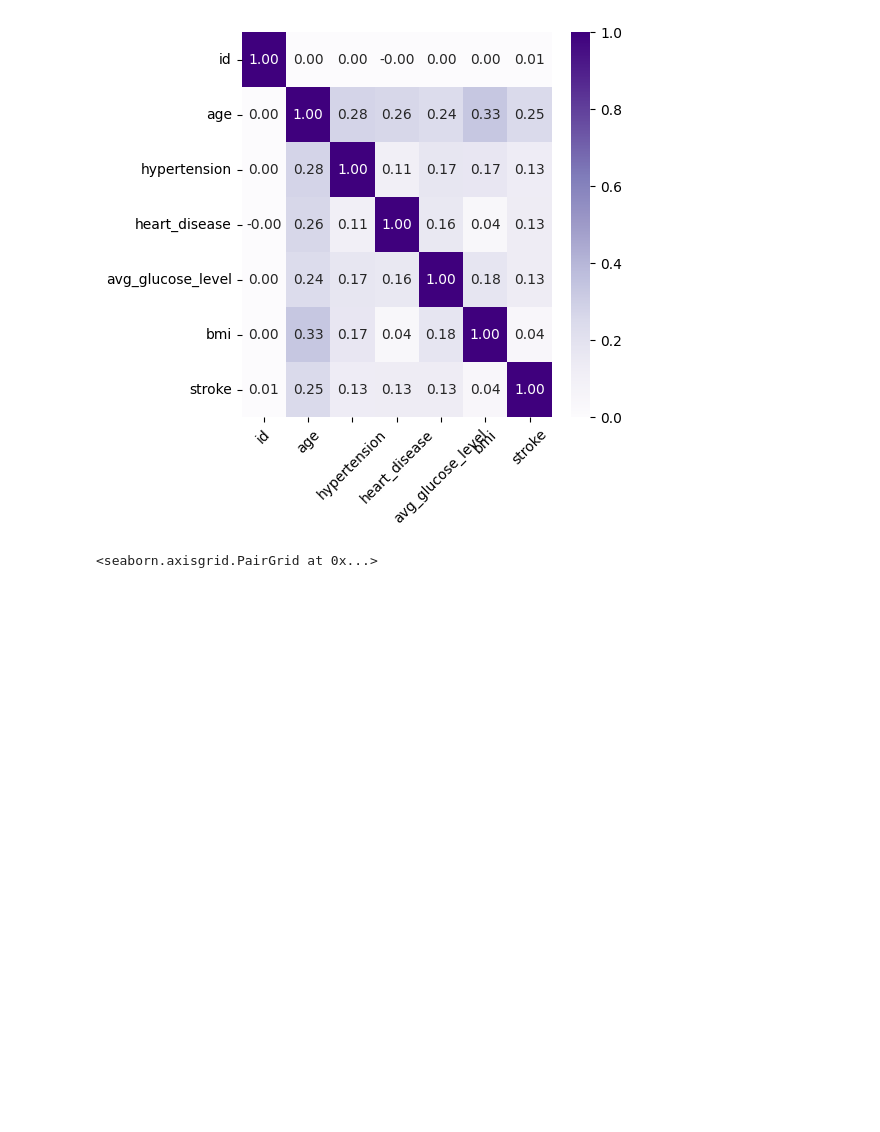
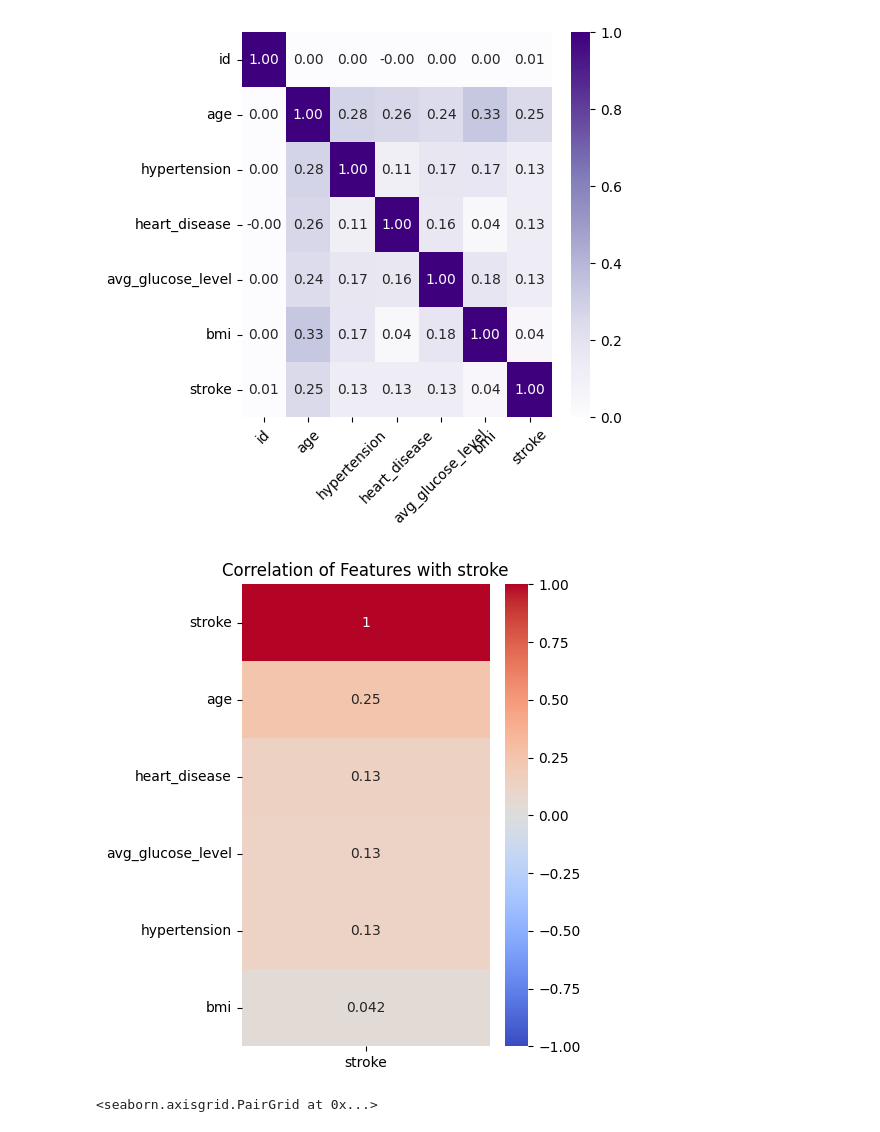
Before and after one commit to catalina-cimpanu/stroke-data, a Jupyter notebook: notebooks/exploratory_analysis.ipynb, the cells around one changed output. Drawn from its saved outputs; the diff is of its cells as text; code cells hidden in the pictures; blank space fills up the shorter version.

```diff
--- a/notebooks/exploratory_analysis.ipynb
+++ b/notebooks/exploratory_analysis.ipynb
@@ -215,6 +215,20 @@ sns.heatmap(numeric_df.corr(), annot=True,fmt=".2f", cmap="Purples")
 plt.xticks(rotation=45);
 # %% [output]
 [figure]
+# %%
+# Compute correlation matrix only for numeric columns
+corr_matrix = df.drop(columns=["id"]).corr(numeric_only=True)
+
+# Focus on correlation with stroke
+churn_corr = corr_matrix[['stroke']].sort_values(by='stroke', ascending=False)
+
+# Plot heatmap
+plt.figure(figsize=(4, 6))
+sns.heatmap(churn_corr, annot=True, cmap='coolwarm', vmin=-1, vmax=1)
+plt.title('Correlation of Features with stroke')
+plt.show()
+# %% [output]
+[figure, added]
 # %%
 sns.pairplot(df.drop(columns=["id"]), diag_kind="kde", corner=True)
 # %% [output]
```
Also changed, not shown: 2 other files.
